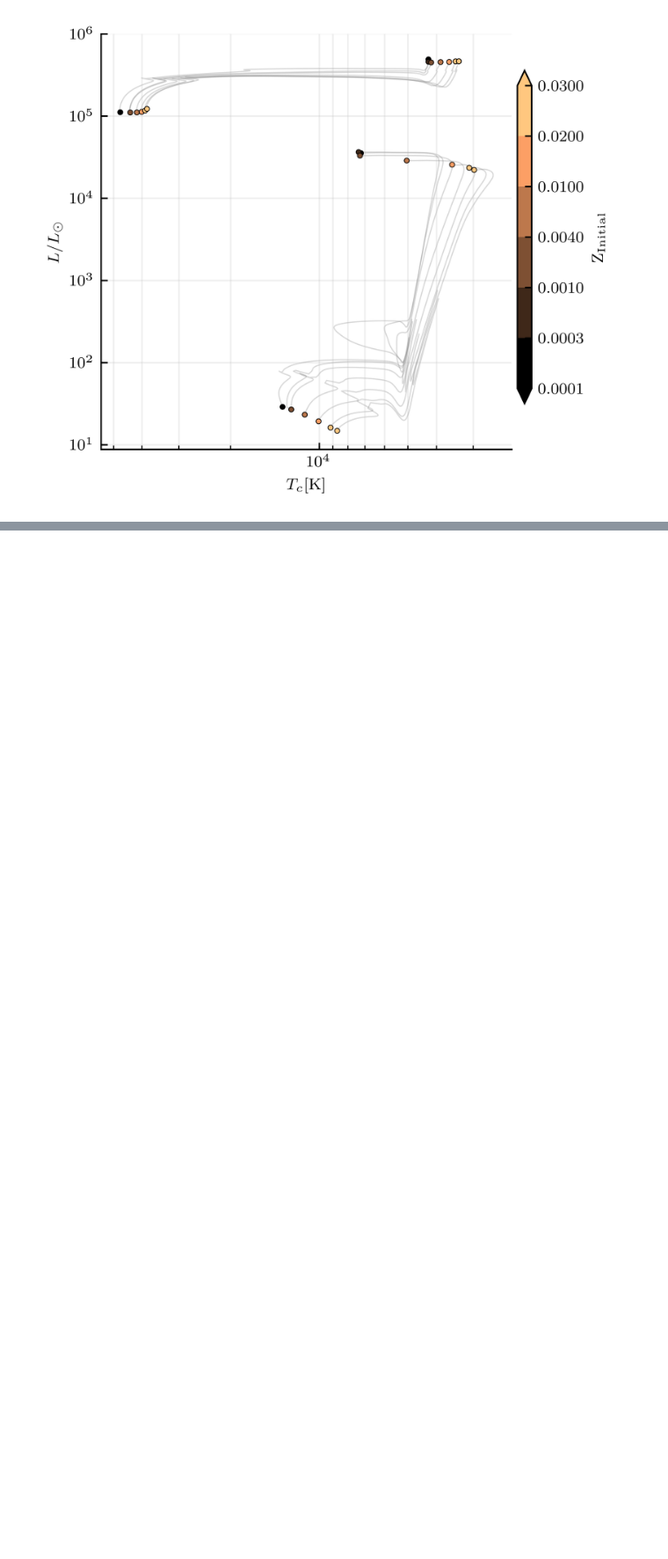
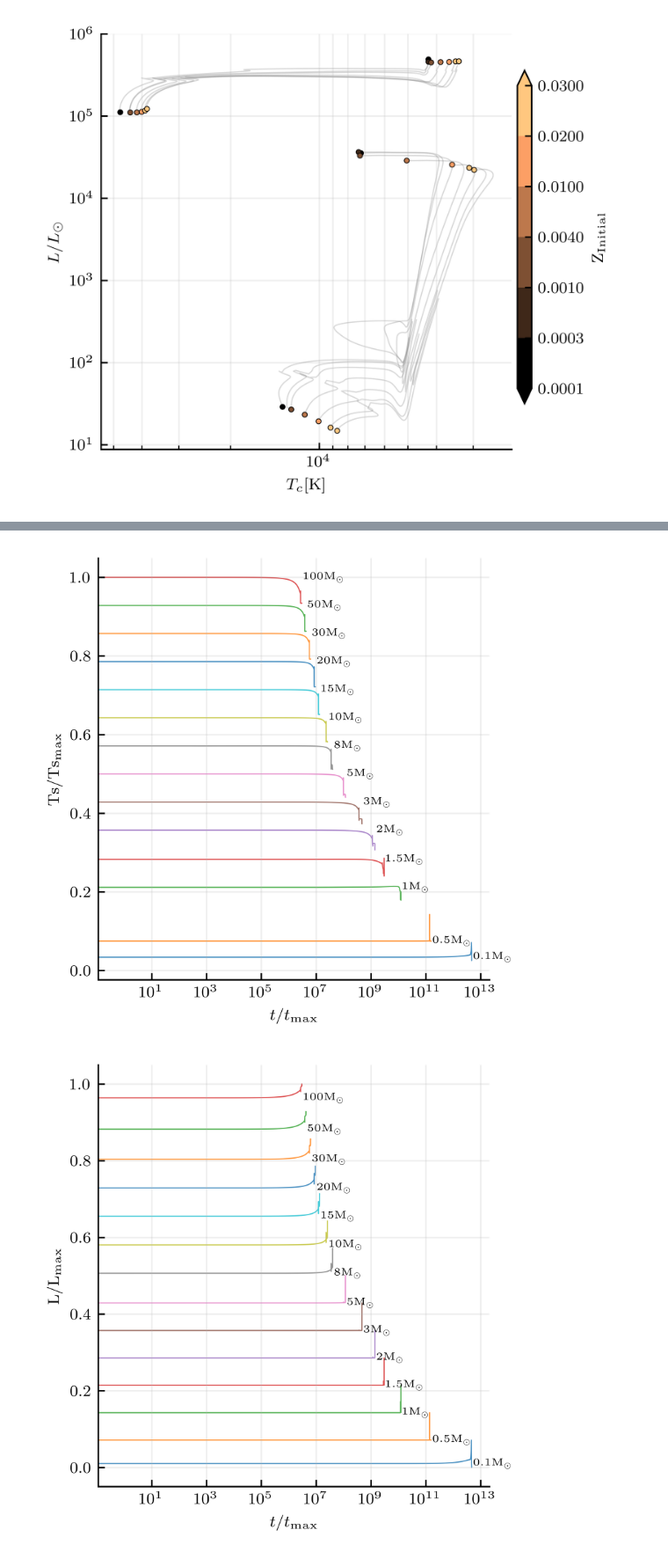
Before and after one commit to JeppJeppsson/Stellar_project, a Jupyter notebook: 3.2.ipynb, the cells around one changed output, grey strips where cells are left out. Shown at 88% size. Saved outputs shown, nothing was run; the diff lists cells and outputs as text; code cells hidden in the pictures; blank space fills up the shorter version.

```diff
--- a/3.2.ipynb
+++ b/3.2.ipynb
@@ -224,0 +235,52 @@ for i,mass in enumerate(masses):
+# %%
+# Time vs Tc and L
+def t_v_Tc_L_plots(masses,log_t=False,annotated=False):
+
+    for i,quantity in enumerate(['LogTs','LogL']):
+
+        fig,ax = plt.subplots(figsize=(3.5,3.5))
+        cmap = cm.copper
+        norm = mcolors.Normalize(vmin=0,vmax=1)
+
+        for j,mass in enumerate(masses):
+
+            # Import data
+            df_mass = pd.read_csv(DATA_DIR+'3.2/'+f'{mass:.3g}M/summary.txt',
+                    delim_whitespace=True, header=None)
+            df_mass.columns = col_names
+
+            y = ((10**df_mass[quantity])/max(10**df_mass[quantity])+j)/len(masses)
+
+            # Plot time evolution
+            if log_t == True:
+                x = df_mass['t']
+
+                ax.plot(x, y, alpha=0.8, linewidth=0.6, zorder=1)
+                ax.set_xscale('log')
+
+                if annotated==True:
+                    ax.annotate(f'{mass:.3g}'+r'$\mathrm{M_\odot}$',
+                                (max(x),y[0]),
+                                textcoords="offset points", xytext=(1,0),
+                                ha='left', va='center', fontsize=5.5)
+
+            elif log_t == False:
+                x = df_mass['t']/max(df_mass['t'])
+
+                ax.plot(x, y, alpha=0.8, linewidth=0.6, zorder=1)
+                ax.set_xlim([-.15,1.05])
+
+                if annotated==True:
+                    ax.annotate(f'{mass:.3g}'+r'$\mathrm{M_\odot}$',
+                                (0,y[0]), textcoords="offset points", xytext=(-.1,0),
+                                ha='right', va='center', fontsize=5.5)
+
+            ax.set_xlabel(r'$t/t_\mathrm{max}$')
+            ax.set_ylabel(f'{quantity[3:]}/{quantity[3:]}'+r'$_\mathrm{max}$')
+
+            ax.grid(which='both', alpha=0.2, visible=True)
+
+t_v_Tc_L_plots(masses,log_t=True,annotated=True)
+# %% [output]
+[figure, added]
+[figure, added]
```
Also changed, not shown: parts of 2 cells of this notebook.
